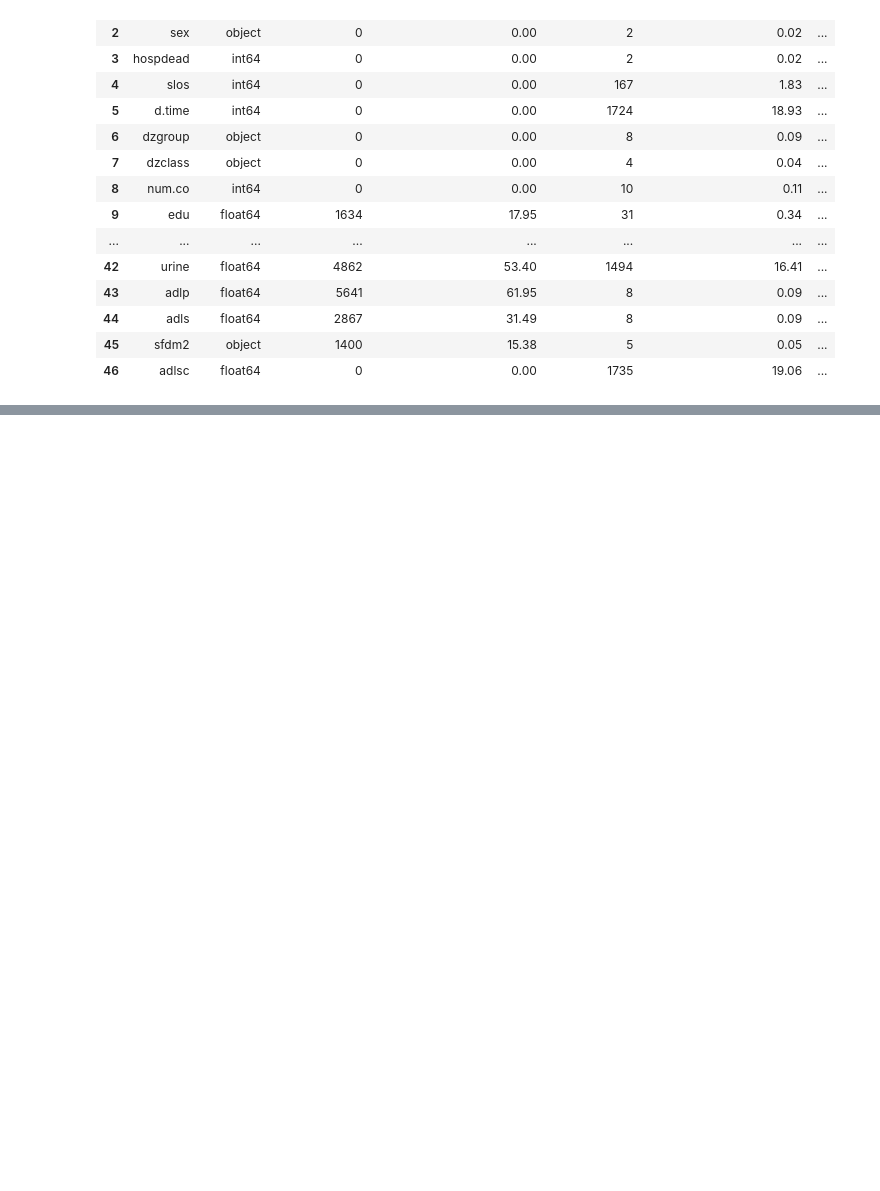
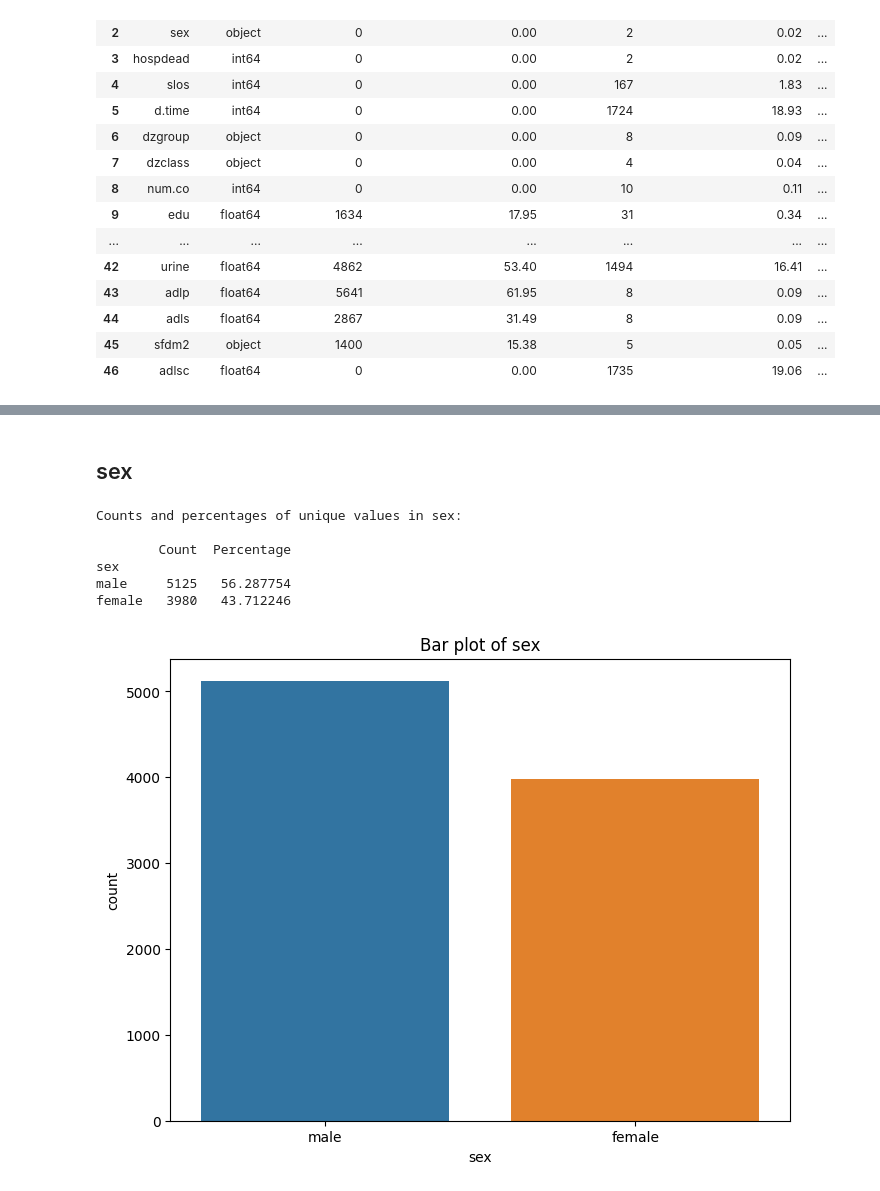
Before and after one commit to Parzon/SUPPORT2_ML_ANALYSIS, a Jupyter notebook: Support2_PyNotebook.ipynb, the cells around one changed output, grey strips where cells are left out. Saved outputs shown, nothing was run; the diff lists cells and outputs as text; code cells hidden in the pictures; blank space fills up the shorter version.

```diff
--- a/Support2_PyNotebook.ipynb
+++ b/Support2_PyNotebook.ipynb
@@ -476,0 +360,12 @@ Outliers values:
+# %% [markdown]
+## sex
+# %%
+data_exploration(data, 'sex')
+# %% [output]
+Counts and percentages of unique values in sex:
+
+        Count  Percentage
+sex
+male     5125   56.287754
+female   3980   43.712246
+[figure, added]
```
Also changed, not shown: parts of 111 cells of this notebook, 1 other file.
